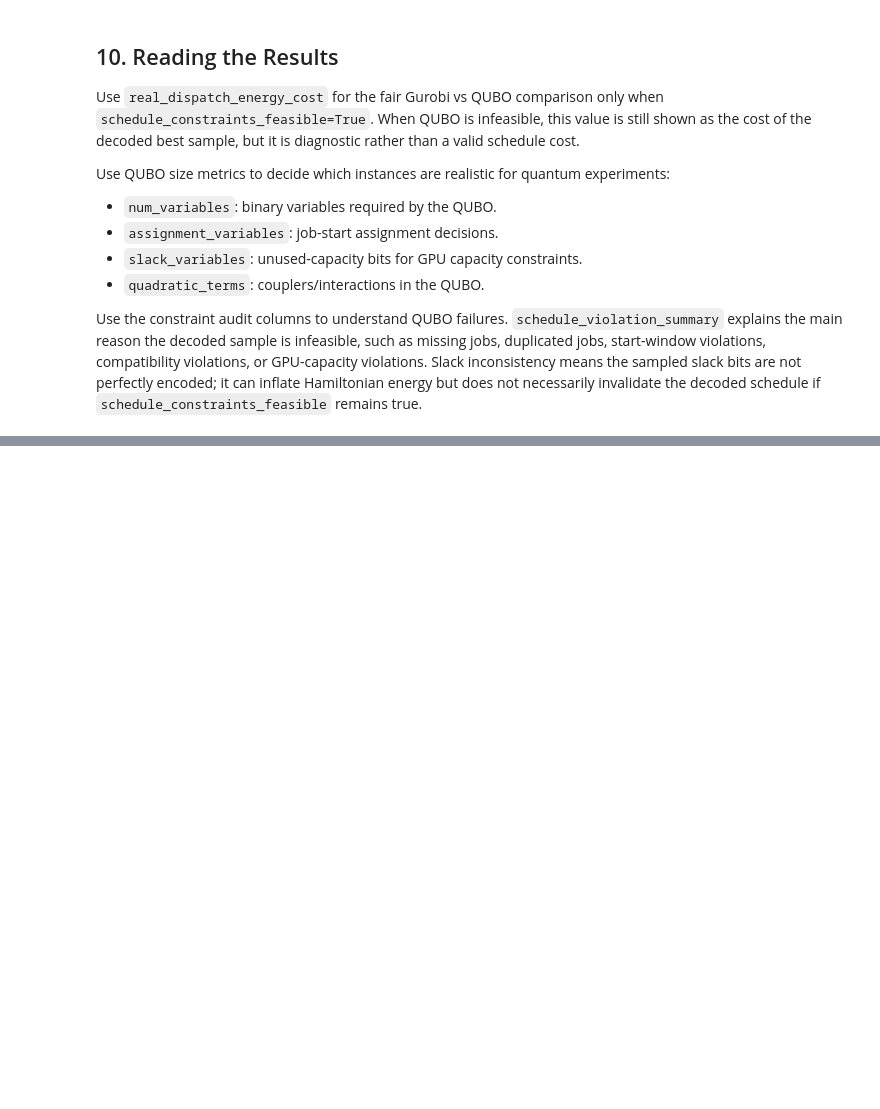
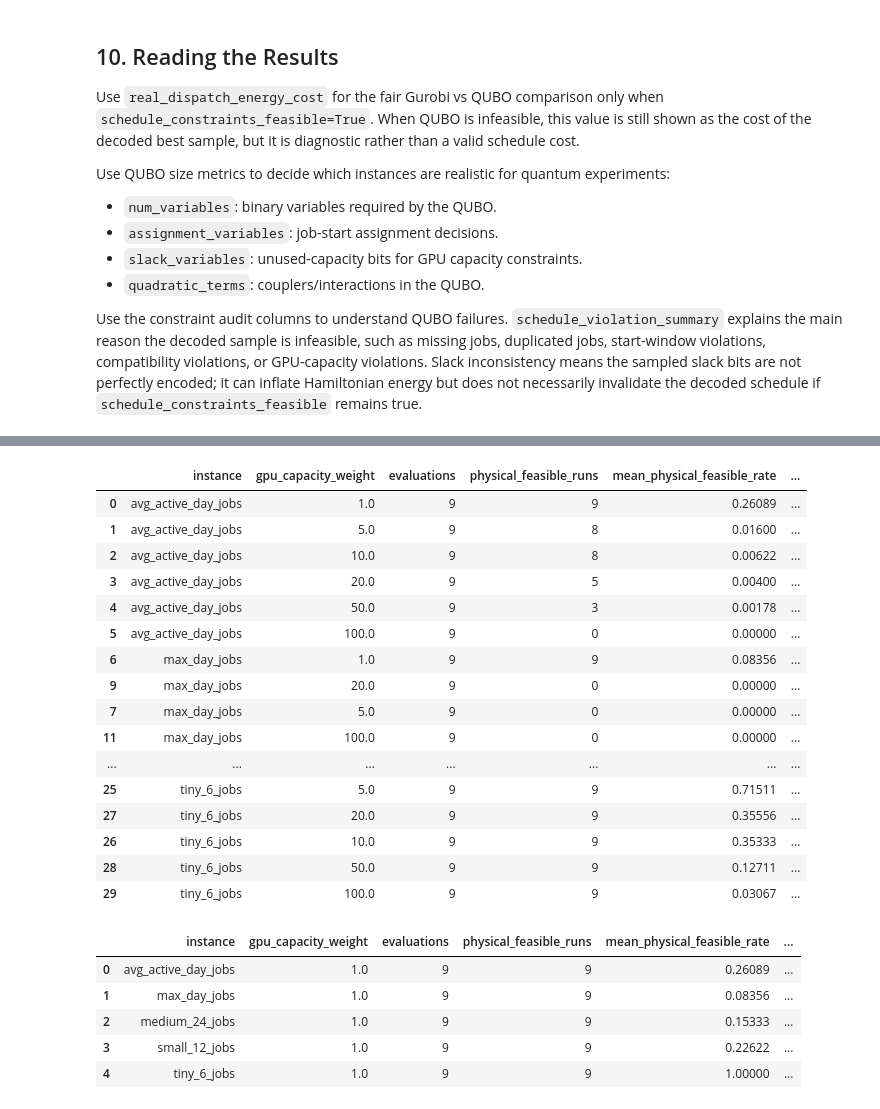
Before and after one commit to jparrado23/data_center_scheduling, a Jupyter notebook: notebooks/19_seren_tiny_three_energy_days.ipynb, the cells around one changed output, grey strips where cells are left out. Cells and saved outputs as stored; diff of their text form; code cells hidden in the pictures; blank space fills up the shorter version.

Commit message:
Penalty terms tunning

```diff
--- a/notebooks/19_seren_tiny_three_energy_days.ipynb
+++ b/notebooks/19_seren_tiny_three_energy_days.ipynb
@@ -1180,0 +866,21 @@ plt.show()
+# %%
+from itertools import product
+
+# Stage 1: broad screening.  250 reads x 3 seeds keeps the full matrix
+# tractable while measuring robustness beyond a single simulated annealing run.
+CALIBRATION_ASSIGNMENT_WEIGHT = 1000.0
+CALIBRATION_GPU_GRID = [1.0, 5.0, 10.0, 20.0, 50.0, 100.0]
+CALIBRATION_PEAK_WEIGHT = 0.0
+CALIBRATION_SCREENING_READS = 250
+CALIBRATION_SCREENING_SEEDS = [0, 1, 2]
+
+# Stage 2: confirmation for the one screening candidate selected per instance.
+CALIBRATION_CONFIRMATION_READS = 1000
+CALIBRATION_CONFIRMATION_SEEDS = list(range(10))
+
+CALIBRATION_INSTANCE_NAMES = list(INSTANCE_NAMES)
+CALIBRATION_SCENARIO_NAMES = list(energy_days.keys())
+
+# Persist a separate experiment; do not overwrite the prior 150-read grid.
+CALIBRATION_OUTPUT_DIR = PROJECT_ROOT / "results" / "notebook19_gpu_penalty_calibration"
+CALIBRATION_OUTPUT_DIR.mkdir(parents=True, exist_ok=True)
@@ -1180,0 +1172,46 @@ plt.show()
+# %%
+# Select one GPU weight per instance from all screening days and seeds.
+screening_summary = screening_df.groupby(["instance", "gpu_capacity_weight"], as_index=False).agg(
+    evaluations=("scenario", "size"),
+    physical_feasible_runs=("physical_feasible_schedule", "sum"),
+    mean_physical_feasible_rate=("physical_feasible_sample_rate", "mean"),
+    mean_assignment_feasible_rate=("assignment_feasible_sample_rate", "mean"),
+    mean_gpu_feasible_rate=("gpu_feasible_sample_rate", "mean"),
+    mean_full_qubo_feasible_rate=("full_qubo_feasible_sample_rate", "mean"),
+    mean_assignment_errors=("assignment_error_count", "mean"),
+    mean_gpu_excess=("gpu_excess_total", "mean"),
+)
+screening_summary = screening_summary.sort_values(
+    ["instance", "mean_physical_feasible_rate", "mean_assignment_feasible_rate", "mean_gpu_feasible_rate", "gpu_capacity_weight"],
+    ascending=[True, False, False, False, False],
+)
+selected_gpu_weights = screening_summary.groupby("instance", as_index=False).head(1).reset_index(drop=True)
+
+display(screening_summary.round(5))
+display(selected_gpu_weights.round(5))
+screening_summary.to_csv(CALIBRATION_OUTPUT_DIR / "screening_summary.csv", index=False)
+selected_gpu_weights.to_csv(CALIBRATION_OUTPUT_DIR / "selected_gpu_weights.csv", index=False)
+# %% [output]
+|  | instance | gpu_capacity_weight | evaluations | physical_feasible_runs | mean_physical_feasible_rate | ... |
+| 0 | avg_active_day_jobs | 1.0 | 9 | 9 | 0.26089 | ... |
+| 1 | avg_active_day_jobs | 5.0 | 9 | 8 | 0.01600 | ... |
+| 2 | avg_active_day_jobs | 10.0 | 9 | 8 | 0.00622 | ... |
+| 3 | avg_active_day_jobs | 20.0 | 9 | 5 | 0.00400 | ... |
+| 4 | avg_active_day_jobs | 50.0 | 9 | 3 | 0.00178 | ... |
+| 5 | avg_active_day_jobs | 100.0 | 9 | 0 | 0.00000 | ... |
+| 6 | max_day_jobs | 1.0 | 9 | 9 | 0.08356 | ... |
+| 9 | max_day_jobs | 20.0 | 9 | 0 | 0.00000 | ... |
+| 7 | max_day_jobs | 5.0 | 9 | 0 | 0.00000 | ... |
+| 11 | max_day_jobs | 100.0 | 9 | 0 | 0.00000 | ... |
+| ... | ... | ... | ... | ... | ... | ... |
+| 25 | tiny_6_jobs | 5.0 | 9 | 9 | 0.71511 | ... |
+| 27 | tiny_6_jobs | 20.0 | 9 | 9 | 0.35556 | ... |
+| 26 | tiny_6_jobs | 10.0 | 9 | 9 | 0.35333 | ... |
+| 28 | tiny_6_jobs | 50.0 | 9 | 9 | 0.12711 | ... |
+| 29 | tiny_6_jobs | 100.0 | 9 | 9 | 0.03067 | ... |
+|  | instance | gpu_capacity_weight | evaluations | physical_feasible_runs | mean_physical_feasible_rate | ... |
+| 0 | avg_active_day_jobs | 1.0 | 9 | 9 | 0.26089 | ... |
+| 1 | max_day_jobs | 1.0 | 9 | 9 | 0.08356 | ... |
+| 2 | medium_24_jobs | 1.0 | 9 | 9 | 0.15333 | ... |
+| 3 | small_12_jobs | 1.0 | 9 | 9 | 0.22622 | ... |
+| 4 | tiny_6_jobs | 1.0 | 9 | 9 | 1.00000 | ... |
```
Also changed, not shown: parts of 18 cells of this notebook.
